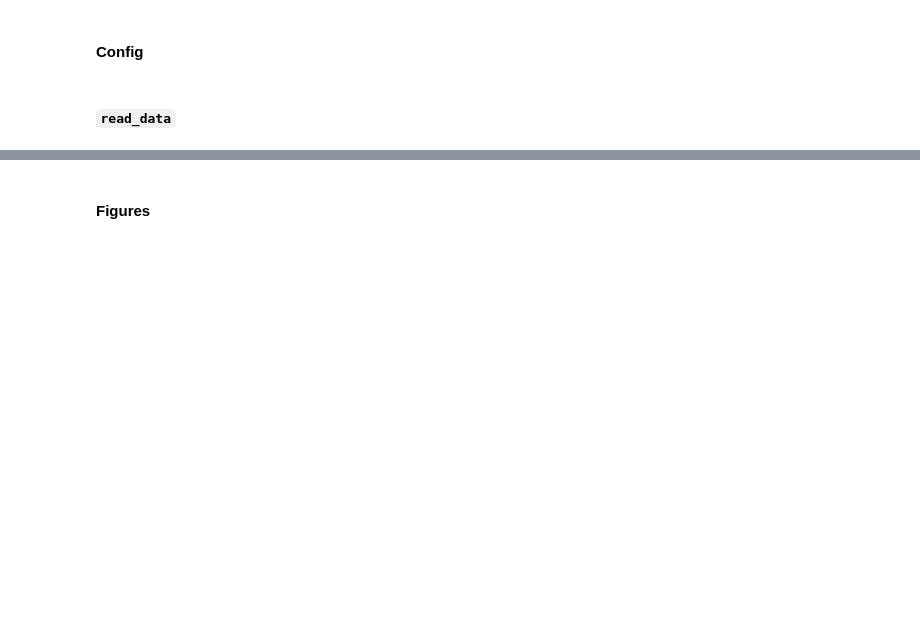
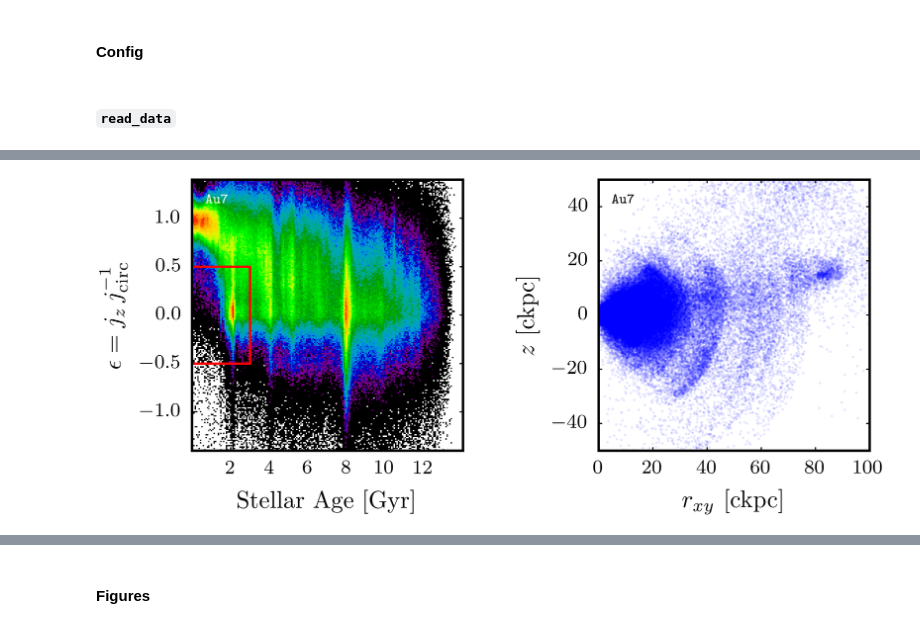
Before and after one commit to ffiza/auriga-metals, a Jupyter notebook: scripts/Circularity vs Stellar Age.ipynb, the cells around one changed output, grey strips where cells are left out. Cells and saved outputs as stored; diff of their text form; code cells hidden in the pictures; blank space fills up the shorter version.

```diff
--- a/scripts/Circularity vs Stellar Age.ipynb
+++ b/scripts/Circularity vs Stellar Age.ipynb
@@ -52,0 +126,6 @@ def read_data(simulation: str) -> np.ndarray:
+# %%
+make_test_plot(simulation="au7_or_l4_s127",
+               min_circ=-0.5, max_circ=0.5,
+               min_age=0.0, max_age=3.0)
+# %% [output]
+[figure, added]
```
Also changed, not shown: parts of 9 cells of this notebook, 1 other file.
